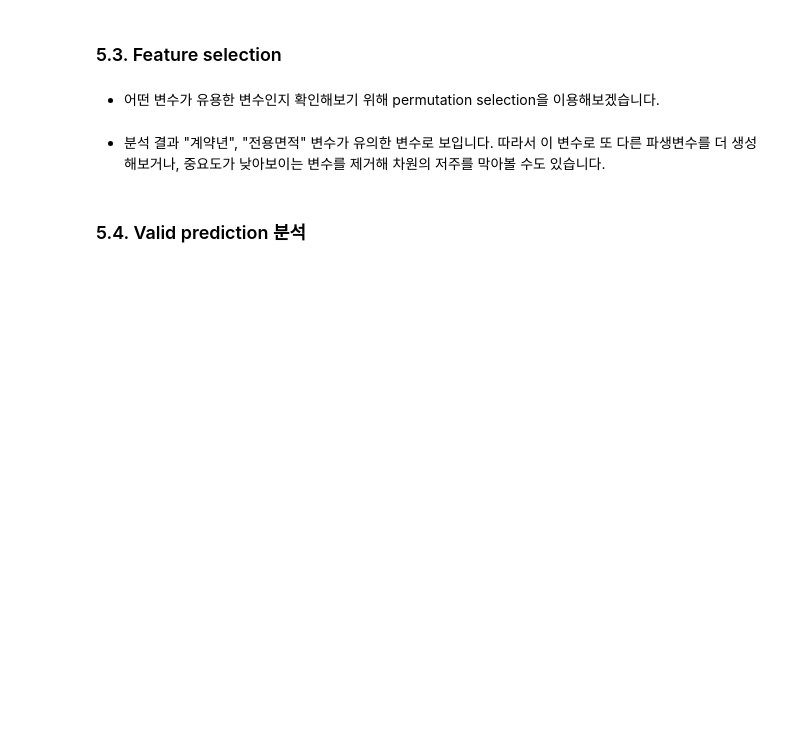
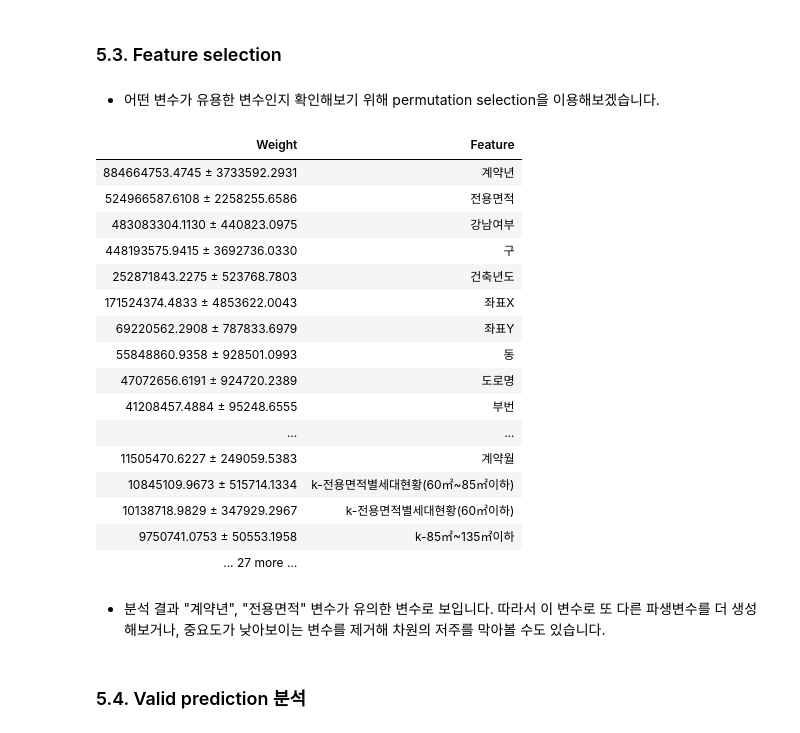
Before and after one commit to riicoseo/upstageailab-ml-competition-ml-2, a Jupyter notebook: 2.Notebook/baseline_code.ipynb, the cells around one changed output. Saved outputs shown, nothing was run; the diff lists cells and outputs as text; code cells hidden in the pictures; blank space fills up the shorter version.

```diff
--- a/2.Notebook/baseline_code.ipynb
+++ b/2.Notebook/baseline_code.ipynb
@@ -48,6 +67,10 @@ from sklearn import metrics
 
 import eli5
 from eli5.sklearn import PermutationImportance
+# %%
+pd.set_option('display.max_columns', None)  # 모든 열 보기
+pd.set_option('display.max_rows', None)     # 모든 행 보기
+pd.set_option('display.max_colwidth', None) # 열 너비 제한 해제
 # %% [markdown]
 ## 2. Data Load
 # %% [markdown]
@@ -373,10 +630,28 @@ with open('saved_model.pkl', 'wb') as f:
 # %%
 # Permutation importance 방법을 변수 선택에 이용해보겠습니다.
 perm = PermutationImportance(model,        # 위에서 학습된 모델을 이용하겠습니다.
-                             scoring = “neg_mean_squared_error”,        # 평가 지표로는 회귀문제이기에 negative rmse를 사용합니다. (neg_mean_squared_error : 음의 평균 제곱 오차)
+                             scoring = 'neg_mean_squared_error',        # 평가 지표로는 회귀문제이기에 negative rmse를 사용합니다. (neg_mean_squared_error : 음의 평균 제곱 오차)
                              random_state = 42,
                              n_iter=3).fit(X_val, y_val)
 eli5.show_weights(perm, feature_names = X_val.columns.tolist())    # valid data에 대해 적합시킵니다.
+# %% [output]
+| Weight | Feature |
+| 884664753.4745 ± 3733592.2931 | 계약년 |
+| 524966587.6108 ± 2258255.6586 | 전용면적 |
+| 483083304.1130 ± 440823.0975 | 강남여부 |
+| 448193575.9415 ± 3692736.0330 | 구 |
+| 252871843.2275 ± 523768.7803 | 건축년도 |
+| 171524374.4833 ± 4853622.0043 | 좌표X |
+| 69220562.2908 ± 787833.6979 | 좌표Y |
+| 55848860.9358 ± 928501.0993 | 동 |
+| 47072656.6191 ± 924720.2389 | 도로명 |
+| 41208457.4884 ± 95248.6555 | 부번 |
+| ... | ... |
+| 11505470.6227 ± 249059.5383 | 계약월 |
+| 10845109.9673 ± 515714.1334 | k-전용면적별세대현황(60㎡~85㎡이하) |
+| 10138718.9829 ± 347929.2967 | k-전용면적별세대현황(60㎡이하) |
+| 9750741.0753 ± 50553.1958 | k-85㎡~135㎡이하 |
+| … 27 more … |  |
 # %% [markdown]
 - 분석 결과 "계약년", "전용면적" 변수가 유의한 변수로 보입니다. 따라서 이 변수로 또 다른 파생변수를 더 생성해보거나, 중요도가 낮아보이는 변수를 제거해 차원의 저주를 막아볼 수도 있습니다.
 # %% [markdown]
```
Also changed, not shown: parts of 45 cells of this notebook.
